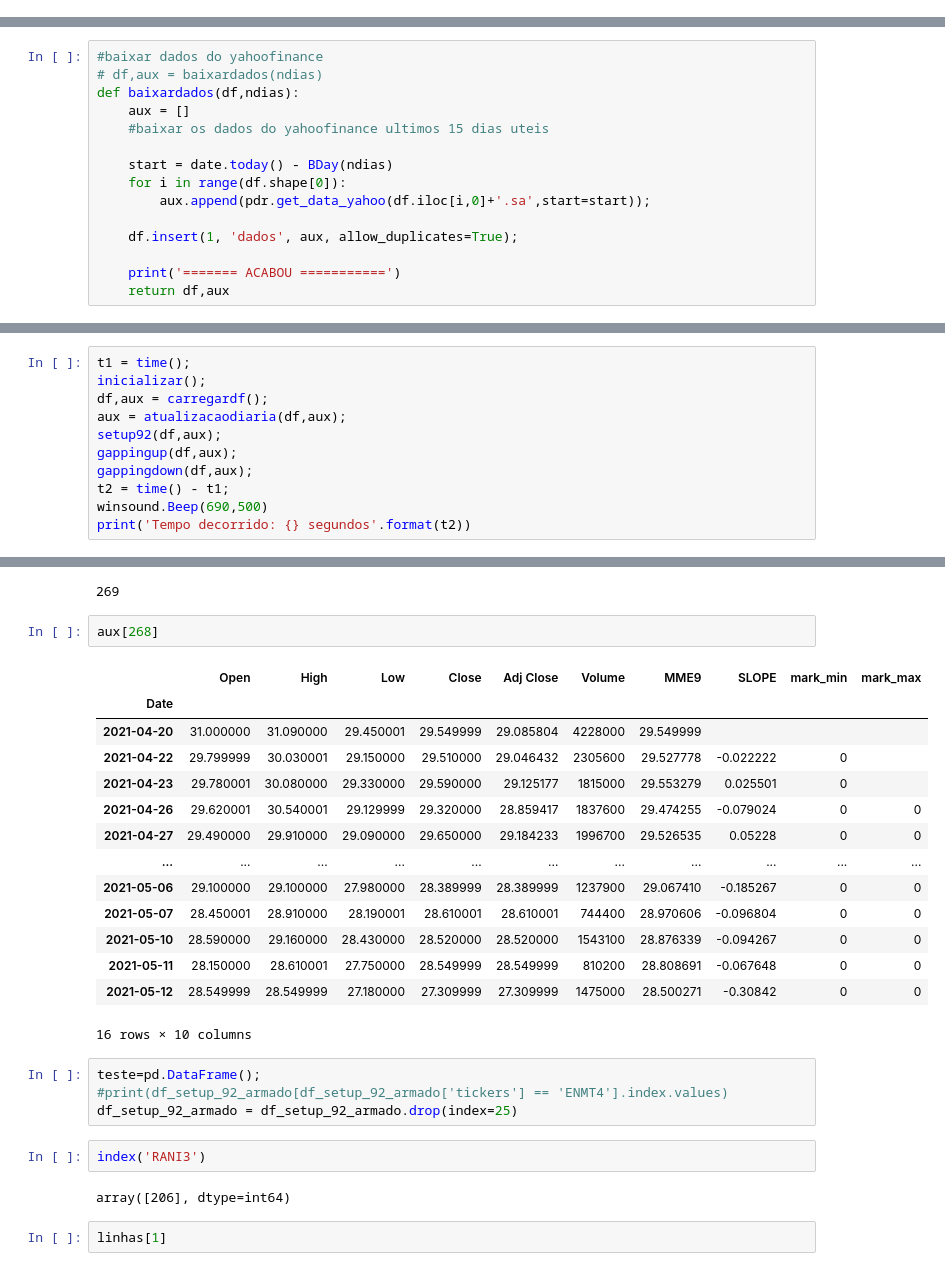
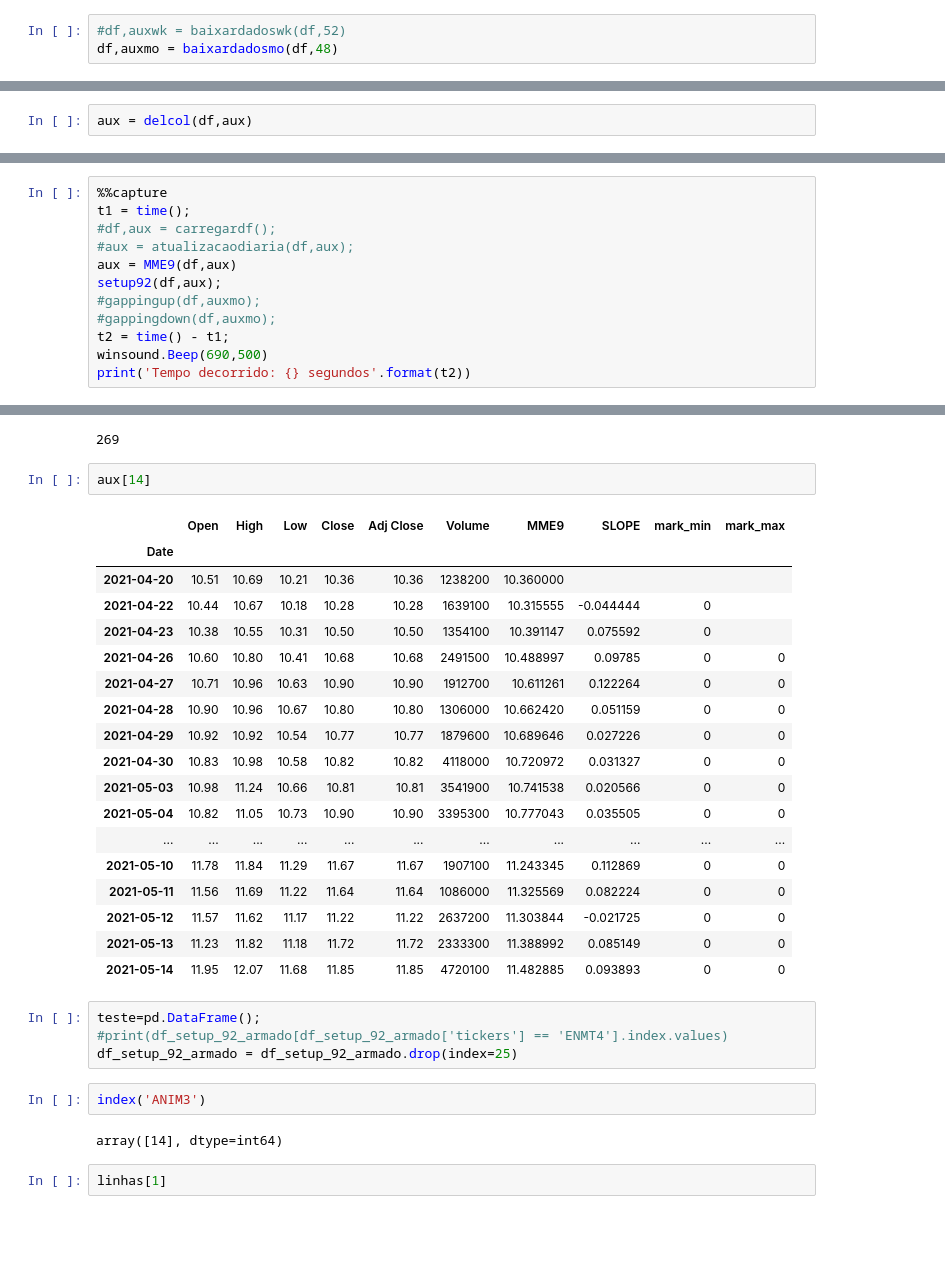
Before and after one commit to Henrique-Gomes/setup9.2, a Jupyter notebook: setup9.2.ipynb, the cells around one changed output, grey strips where cells are left out. Cells and saved outputs as stored; diff of their text form; blank space fills up the shorter version.

```diff
--- a/setup9.2.ipynb
+++ b/setup9.2.ipynb
@@ -17,2 +75,5 @@ def inicializar():
 # %% [markdown]
 LER CSV df=lercsv('nome');
+# %%
+#df,auxwk = baixardadoswk(df,52)
+df,auxmo = baixardadosmo(df,48)
@@ -41,20 +366,5 @@ def lercsv(nome):
 # %% [markdown]
 BAIXAR DADOS df,aux = baixardados(ndias);
-# %%
-#baixar dados do yahoofinance
-# df,aux = baixardados(ndias)
-def baixardados(df,ndias):
-    aux = []
-    #baixar os dados do yahoofinance ultimos 15 dias uteis
-
-    start = date.today() - BDay(ndias)
-    for i in range(df.shape[0]):
-        aux.append(pdr.get_data_yahoo(df.iloc[i,0]+'.sa',start=start));
-
-    df.insert(1, 'dados', aux, allow_duplicates=True);
-
-    print('======= ACABOU ===========')
-    return df,aux
 # %%
 df = lercsv('B3.csv')
 df,aux = baixardados(df,15)
@@ -238,2 +402,4 @@ def gappingdown (df,aux):
 # %% [markdown]
 #1 RODAR GERAL
+# %%
+aux = delcol(df,aux)
@@ -240,11 +427,12 @@ def gappingdown (df,aux):
 # %%
+%%capture
 t1 = time();
-inicializar();
-df,aux = carregardf();
-aux = atualizacaodiaria(df,aux);
+#df,aux = carregardf();
+#aux = atualizacaodiaria(df,aux);
+aux = MME9(df,aux)
 setup92(df,aux);
-gappingup(df,aux);
-gappingdown(df,aux);
+#gappingup(df,auxmo);
+#gappingdown(df,auxmo);
 t2 = time() - t1;
 winsound.Beep(690,500)
 print('Tempo decorrido: {} segundos'.format(t2))
@@ -289,30 +478,34 @@ len(aux)
 # %% [output]
 269
 # %%
-aux[268]
+aux[14]
 # %% [output]
 |  | Open | High | Low | Close | Adj Close | Volume | MME9 | SLOPE | mark_min | mark_max |
 | Date |  |  |  |  |  |  |  |  |  |  |
-| 2021-04-20 | 31.000000 | 31.090000 | 29.450001 | 29.549999 | 29.085804 | 4228000 | 29.549999 |  |  |  |
-| 2021-04-22 | 29.799999 | 30.030001 | 29.150000 | 29.510000 | 29.046432 | 2305600 | 29.527778 | -0.022222 | 0 |  |
-| 2021-04-23 | 29.780001 | 30.080000 | 29.330000 | 29.590000 | 29.125177 | 1815000 | 29.553279 | 0.025501 | 0 |  |
-| 2021-04-26 | 29.620001 | 30.540001 | 29.129999 | 29.320000 | 28.859417 | 1837600 | 29.474255 | -0.079024 | 0 | 0 |
-| 2021-04-27 | 29.490000 | 29.910000 | 29.090000 | 29.650000 | 29.184233 | 1996700 | 29.526535 | 0.05228 | 0 | 0 |
+| 2021-04-20 | 10.51 | 10.69 | 10.21 | 10.36 | 10.36 | 1238200 | 10.360000 |  |  |  |
+| 2021-04-22 | 10.44 | 10.67 | 10.18 | 10.28 | 10.28 | 1639100 | 10.315555 | -0.044444 | 0 |  |
+| 2021-04-23 | 10.38 | 10.55 | 10.31 | 10.50 | 10.50 | 1354100 | 10.391147 | 0.075592 | 0 |  |
+| 2021-04-26 | 10.60 | 10.80 | 10.41 | 10.68 | 10.68 | 2491500 | 10.488997 | 0.09785 | 0 | 0 |
+| 2021-04-27 | 10.71 | 10.96 | 10.63 | 10.90 | 10.90 | 1912700 | 10.611261 | 0.122264 | 0 | 0 |
+| 2021-04-28 | 10.90 | 10.96 | 10.67 | 10.80 | 10.80 | 1306000 | 10.662420 | 0.051159 | 0 | 0 |
+| 2021-04-29 | 10.92 | 10.92 | 10.54 | 10.77 | 10.77 | 1879600 | 10.689646 | 0.027226 | 0 | 0 |
+| 2021-04-30 | 10.83 | 10.98 | 10.58 | 10.82 | 10.82 | 4118000 | 10.720972 | 0.031327 | 0 | 0 |
+| 2021-05-03 | 10.98 | 11.24 | 10.66 | 10.81 | 10.81 | 3541900 | 10.741538 | 0.020566 | 0 | 0 |
+| 2021-05-04 | 10.82 | 11.05 | 10.73 | 10.90 | 10.90 | 3395300 | 10.777043 | 0.035505 | 0 | 0 |
 | ... | ... | ... | ... | ... | ... | ... | ... | ... | ... | ... |
-| 2021-05-06 | 29.100000 | 29.100000 | 27.980000 | 28.389999 | 28.389999 | 1237900 | 29.067410 | -0.185267 | 0 | 0 |
-| 2021-05-07 | 28.450001 | 28.910000 | 28.190001 | 28.610001 | 28.610001 | 744400 | 28.970606 | -0.096804 | 0 | 0 |
-| 2021-05-10 | 28.590000 | 29.160000 | 28.430000 | 28.520000 | 28.520000 | 1543100 | 28.876339 | -0.094267 | 0 | 0 |
-| 2021-05-11 | 28.150000 | 28.610001 | 27.750000 | 28.549999 | 28.549999 | 810200 | 28.808691 | -0.067648 | 0 | 0 |
-| 2021-05-12 | 28.549999 | 28.549999 | 27.180000 | 27.309999 | 27.309999 | 1475000 | 28.500271 | -0.30842 | 0 | 0 |
+| 2021-05-10 | 11.78 | 11.84 | 11.29 | 11.67 | 11.67 | 1907100 | 11.243345 | 0.112869 | 0 | 0 |
+| 2021-05-11 | 11.56 | 11.69 | 11.22 | 11.64 | 11.64 | 1086000 | 11.325569 | 0.082224 | 0 | 0 |
+| 2021-05-12 | 11.57 | 11.62 | 11.17 | 11.22 | 11.22 | 2637200 | 11.303844 | -0.021725 | 0 | 0 |
+| 2021-05-13 | 11.23 | 11.82 | 11.18 | 11.72 | 11.72 | 2333300 | 11.388992 | 0.085149 | 0 | 0 |
+| 2021-05-14 | 11.95 | 12.07 | 11.68 | 11.85 | 11.85 | 4720100 | 11.482885 | 0.093893 | 0 | 0 |
-16 rows × 10 columns
 # %%
 teste=pd.DataFrame();
 #print(df_setup_92_armado[df_setup_92_armado['tickers'] == 'ENMT4'].index.values)
 df_setup_92_armado = df_setup_92_armado.drop(index=25)
 # %%
-index('RANI3')
+index('ANIM3')
 # %% [output]
-array([206], dtype=int64)
+array([14], dtype=int64)
 # %%
 linhas[1]
 # %% [output]
```
Also changed, not shown: parts of 21 cells of this notebook.
